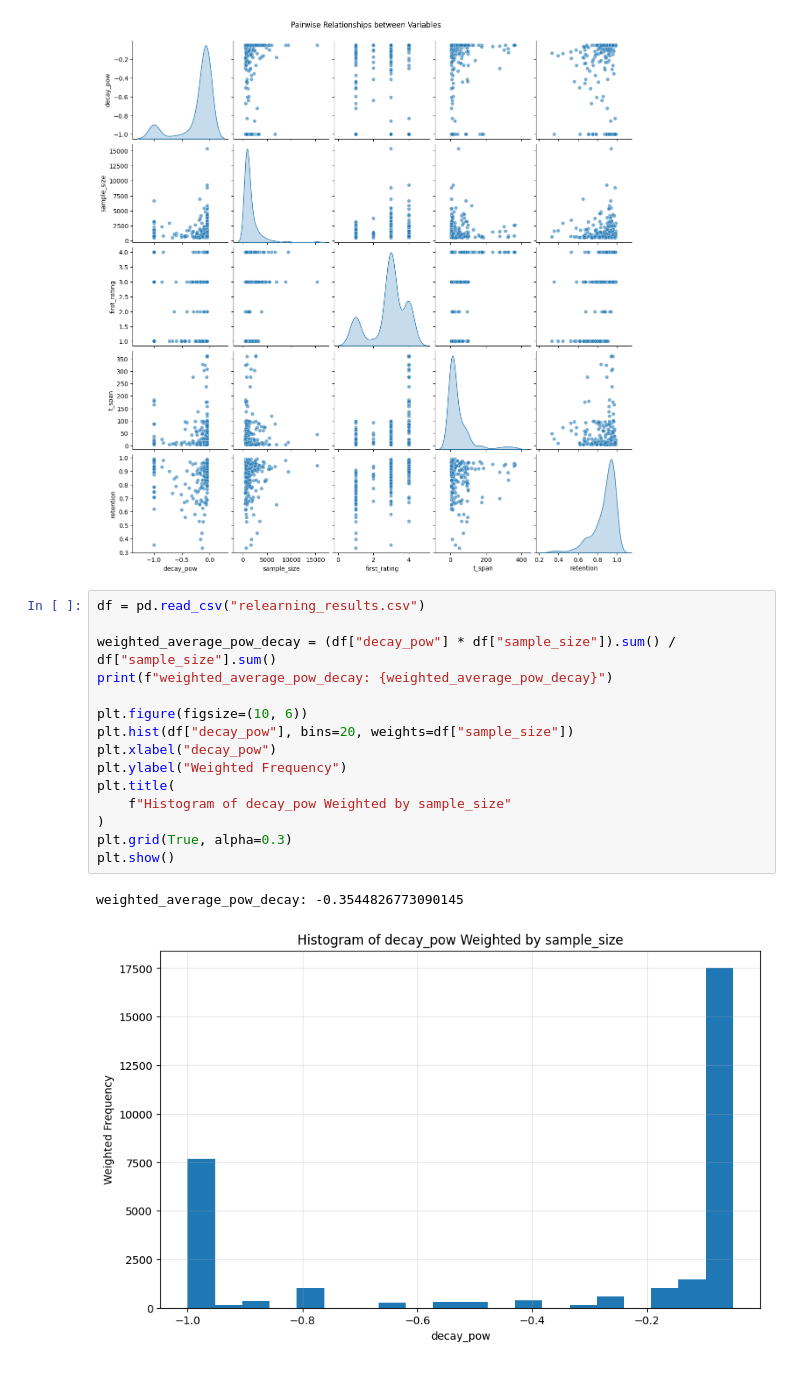
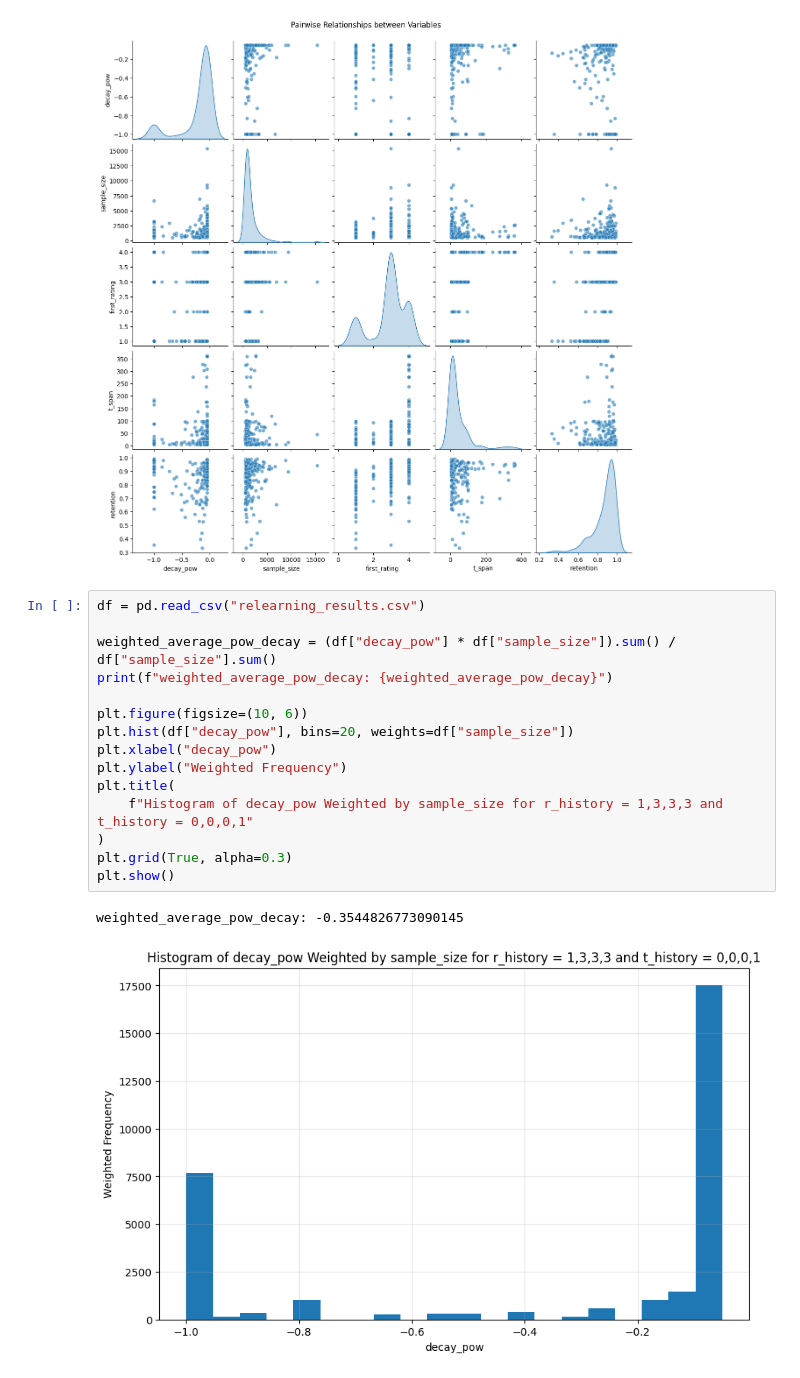
Before and after one commit to open-spaced-repetition/fitting-forgetting-curve, a Jupyter notebook: analysis.ipynb, the cells around one changed output. Saved outputs shown, nothing was run; the diff lists cells and outputs as text.

```diff
--- a/analysis.ipynb
+++ b/analysis.ipynb
@@ -173,18 +179,18 @@ plt.show()
 # %%
 df = pd.read_csv("relearning_results.csv")
 
 weighted_average_pow_decay = (df["decay_pow"] * df["sample_size"]).sum() / df["sample_size"].sum()
 print(f"weighted_average_pow_decay: {weighted_average_pow_decay}")
 
 plt.figure(figsize=(10, 6))
 plt.hist(df["decay_pow"], bins=20, weights=df["sample_size"])
 plt.xlabel("decay_pow")
 plt.ylabel("Weighted Frequency")
 plt.title(
-    f"Histogram of decay_pow Weighted by sample_size"
+    f"Histogram of decay_pow Weighted by sample_size for r_history = 1,3,3,3 and t_history = 0,0,0,1"
 )
 plt.grid(True, alpha=0.3)
 plt.show()
 # %% [output]
 weighted_average_pow_decay: -0.3544826773090145
-[figure, old version]
+[figure, new version]
```
Also changed, not shown: parts of 2 cells of this notebook, 2 other files.
